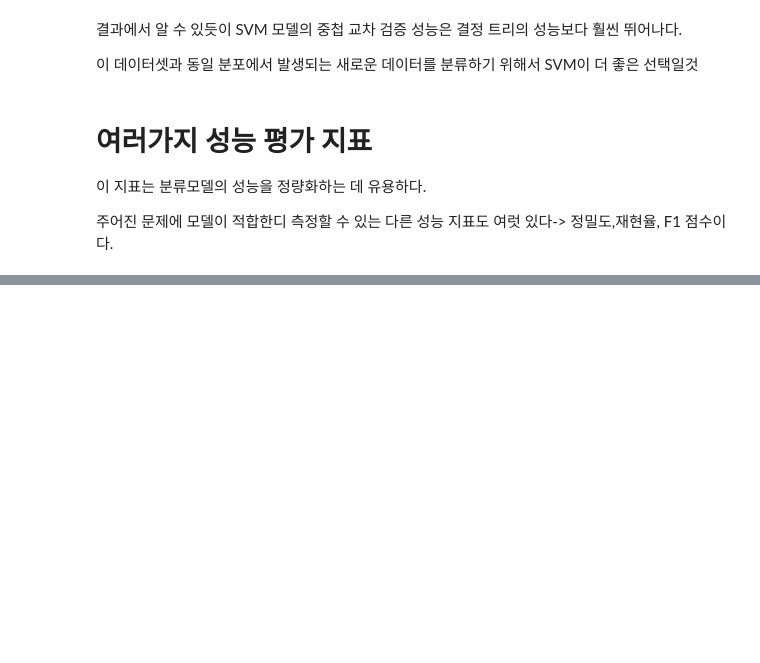
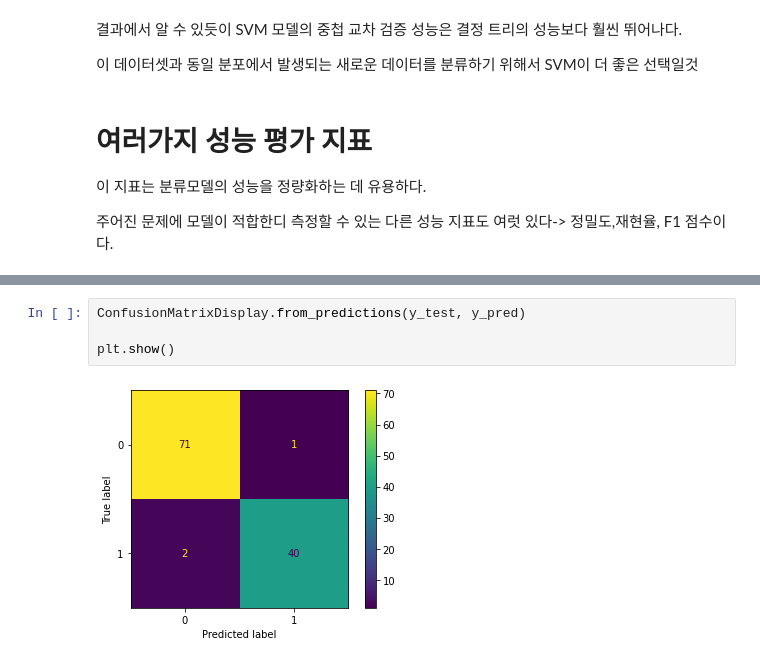
Before and after one commit to MinjuKim0217/Python-Machine-Learning-Book, a Jupyter notebook: 머신러닝_교과서_6장.ipynb, the cells around one changed output, grey strips where cells are left out. Saved outputs shown, nothing was run; the diff lists cells and outputs as text; blank space fills up the shorter version.

```diff
--- a/머신러닝_교과서_6장.ipynb
+++ b/머신러닝_교과서_6장.ipynb
@@ -567,0 +611,6 @@ CV 정확도: 0.934 +/- 0.016
+# %%
+ConfusionMatrixDisplay.from_predictions(y_test, y_pred)
+
+plt.show()
+# %% [output]
+[figure, added]
```
Also changed, not shown: parts of 22 cells of this notebook.
